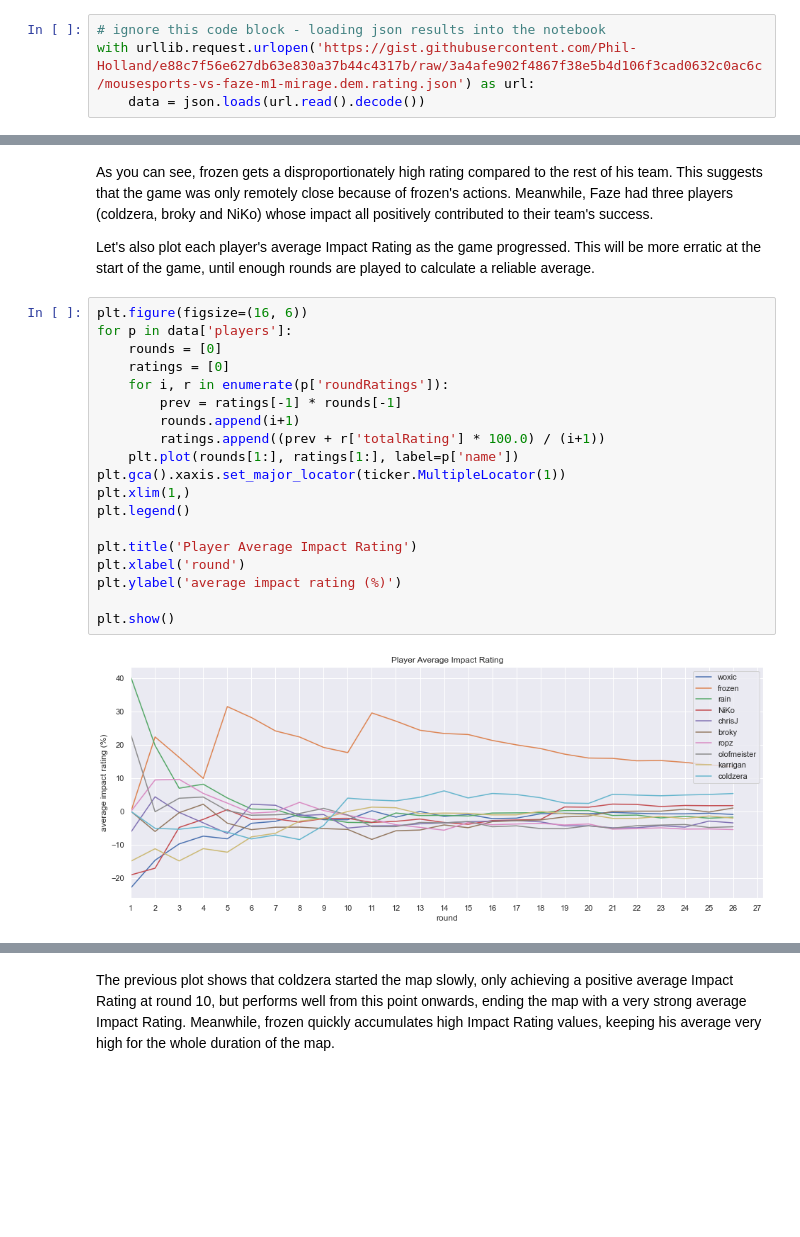
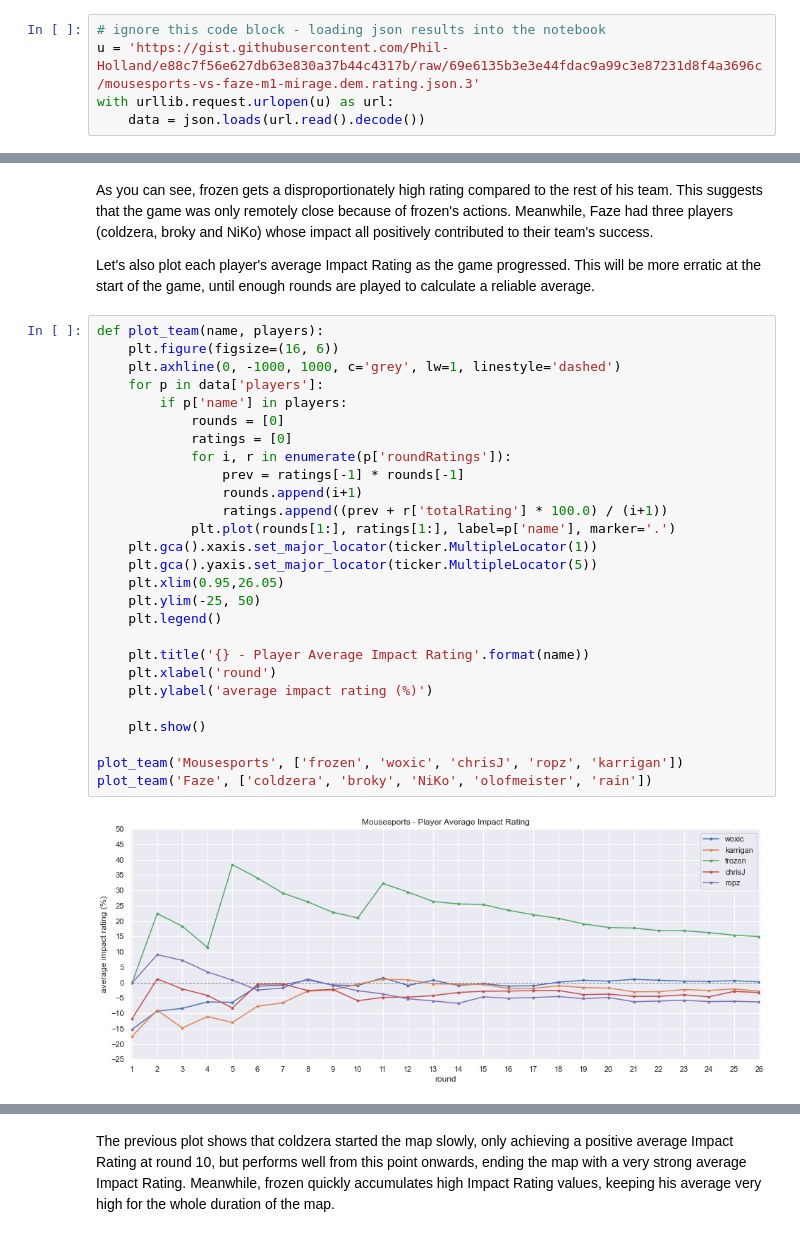
Before and after one commit to phil-holland/csgo-impact-rating, a Jupyter notebook: analysis/02-case_study.ipynb, the cells around one changed output, grey strips where cells are left out. Saved outputs shown, nothing was run; the diff lists cells and outputs as text; blank space fills up the shorter version.

```diff
--- a/analysis/02-case_study.ipynb
+++ b/analysis/02-case_study.ipynb
@@ -26,7 +26,8 @@ import seaborn as sns
 sns.set()
 # %%
 # ignore this code block - loading json results into the notebook
-with urllib.request.urlopen('https://gist.githubusercontent.com/Phil-Holland/e88c7f56e627db63e830a37b44c4317b/raw/3a4afe902f4867f38e5b4d106f3cad0632c0ac6c/mousesports-vs-faze-m1-mirage.dem.rating.json') as url:
+u = 'https://gist.githubusercontent.com/Phil-Holland/e88c7f56e627db63e830a37b44c4317b/raw/69e6135b3e3e44fdac9a99c3e87231d8f4a3696c/mousesports-vs-faze-m1-mirage.dem.rating.json.3'
+with urllib.request.urlopen(u) as url:
     data = json.loads(url.read().decode())
 # %% [markdown]
 ## Overall Results
@@ -80,23 +81,31 @@ As you can see, frozen gets a disproportionately high rating compared to the res
 
 Let's also plot each player's average Impact Rating as the game progressed. This will be more erratic at the start of the game, until enough rounds are played to calculate a reliable average.
 # %%
-plt.figure(figsize=(16, 6))
-for p in data['players']:
-    rounds = [0]
-    ratings = [0]
-    for i, r in enumerate(p['roundRatings']):
-        prev = ratings[-1] * rounds[-1]
-        rounds.append(i+1)
-        ratings.append((prev + r['totalRating'] * 100.0) / (i+1))
-    plt.plot(rounds[1:], ratings[1:], label=p['name'])
-plt.gca().xaxis.set_major_locator(ticker.MultipleLocator(1))
-plt.xlim(1,)
-plt.legend()
+def plot_team(name, players):
+    plt.figure(figsize=(16, 6))
+    plt.axhline(0, -1000, 1000, c='grey', lw=1, linestyle='dashed')
+    for p in data['players']:
+        if p['name'] in players:
+            rounds = [0]
+            ratings = [0]
+            for i, r in enumerate(p['roundRatings']):
+                prev = ratings[-1] * rounds[-1]
+                rounds.append(i+1)
+                ratings.append((prev + r['totalRating'] * 100.0) / (i+1))
+            plt.plot(rounds[1:], ratings[1:], label=p['name'], marker='.')
+    plt.gca().xaxis.set_major_locator(ticker.MultipleLocator(1))
+    plt.gca().yaxis.set_major_locator(ticker.MultipleLocator(5))
+    plt.xlim(0.95,26.05)
+    plt.ylim(-25, 50)
+    plt.legend()
 
-plt.title('Player Average Impact Rating')
-plt.xlabel('round')
-plt.ylabel('average impact rating (%)')
+    plt.title('{} - Player Average Impact Rating'.format(name))
+    plt.xlabel('round')
+    plt.ylabel('average impact rating (%)')
 
-plt.show()
+    plt.show()
+
+plot_team('Mousesports', ['frozen', 'woxic', 'chrisJ', 'ropz', 'karrigan'])
+plot_team('Faze', ['coldzera', 'broky', 'NiKo', 'olofmeister', 'rain'])
 # %% [output]
-[figure, old version]
+[figure, new version]
```
Also changed, not shown: parts of 10 cells of this notebook, 12 other files.
